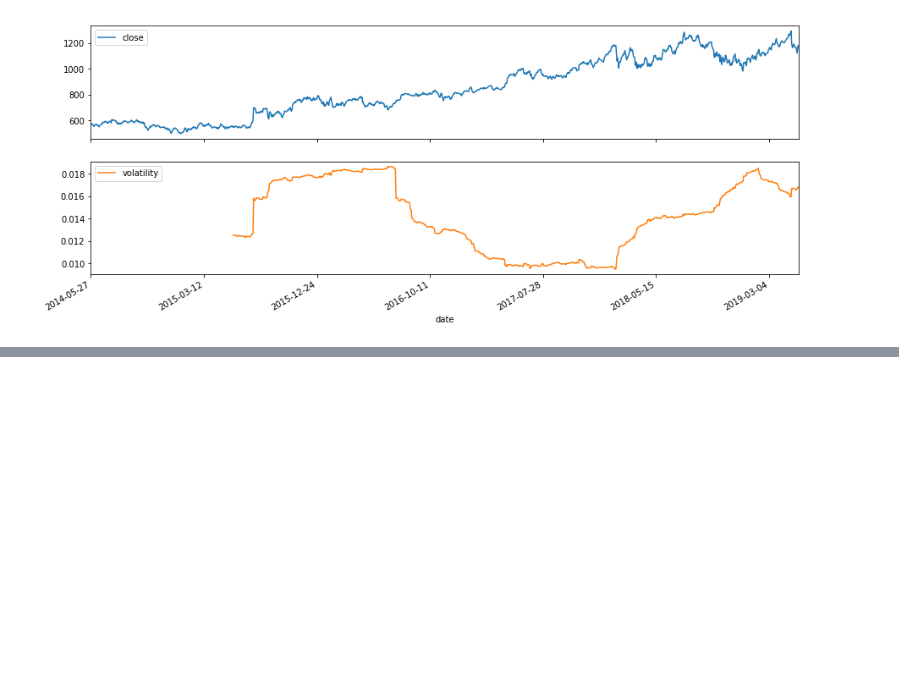
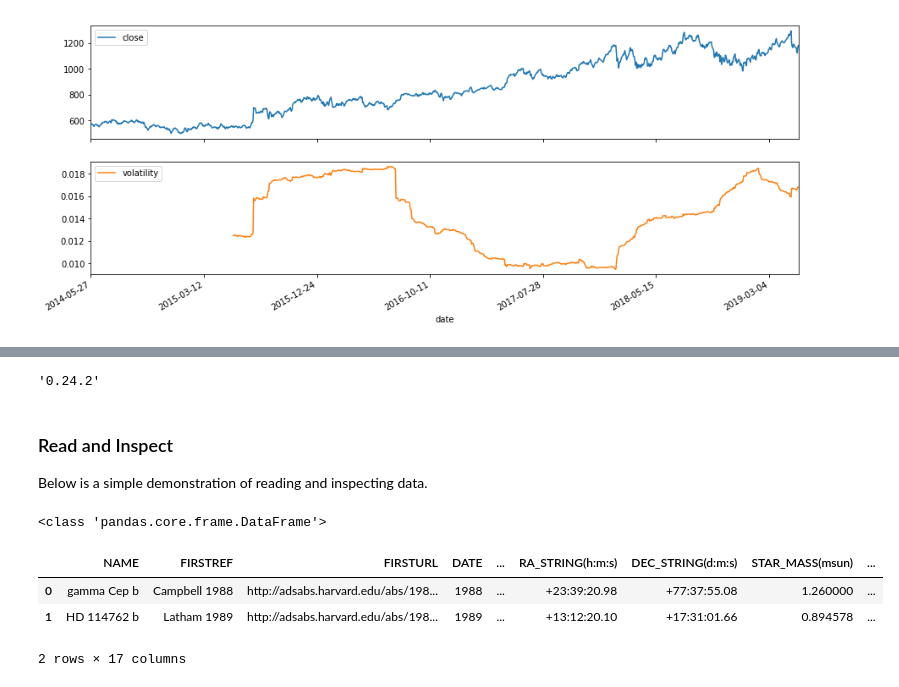
Before and after one commit to mandliya/ml, a Jupyter notebook: data_wrangling/pandas/pandas_handson.ipynb, the cells around one changed output, grey strips where cells are left out. Saved outputs shown, nothing was run; the diff lists cells and outputs as text; code cells hidden in the pictures; blank space fills up the shorter version.

```diff
--- a/data_wrangling/pandas/pandas_handson.ipynb
+++ b/data_wrangling/pandas/pandas_handson.ipynb
@@ -734,0 +869,14 @@ array([<matplotlib.axes._subplots.AxesSubplot object at 0x...>,
+# %%
+# Necessary imports
+import pandas as pd
+import numpy as np
+%matplotlib inline
+
+# Some Jupyter notebook options for better readability
+pd.options.display.max_rows = 6
+pd.options.display.max_columns = 8
+
+# Let us check the above settings
+pd.__version__
+# %% [output]
+'0.24.2'
@@ -734,0 +892,16 @@ array([<matplotlib.axes._subplots.AxesSubplot object at 0x...>,
+# %% [markdown]
+### Read and Inspect
+Below is a simple demonstration of reading and inspecting data.
+# %%
+filename = "data/exoplanets.csv"
+data = pd.read_csv(filename)
+print(type(data))
+# %% [output]
+<class 'pandas.core.frame.DataFrame'>
+# %%
+data.iloc[0:2]
+# %% [output]
+|  | NAME | FIRSTREF | FIRSTURL | DATE | ... | RA_STRING(h:m:s) | DEC_STRING(d:m:s) | STAR_MASS(msun) | ... |
+| 0 | gamma Cep b | Campbell 1988 | http://adsabs.harvard.edu/abs/198... | 1988 | ... | +23:39:20.98 | +77:37:55.08 | 1.260000 | ... |
+| 1 | HD 114762 b | Latham 1989 | http://adsabs.harvard.edu/abs/198... | 1989 | ... | +13:12:20.10 | +17:31:01.66 | 0.894578 | ... |
+2 rows × 17 columns
```
Also changed, not shown: parts of 39 cells of this notebook.
